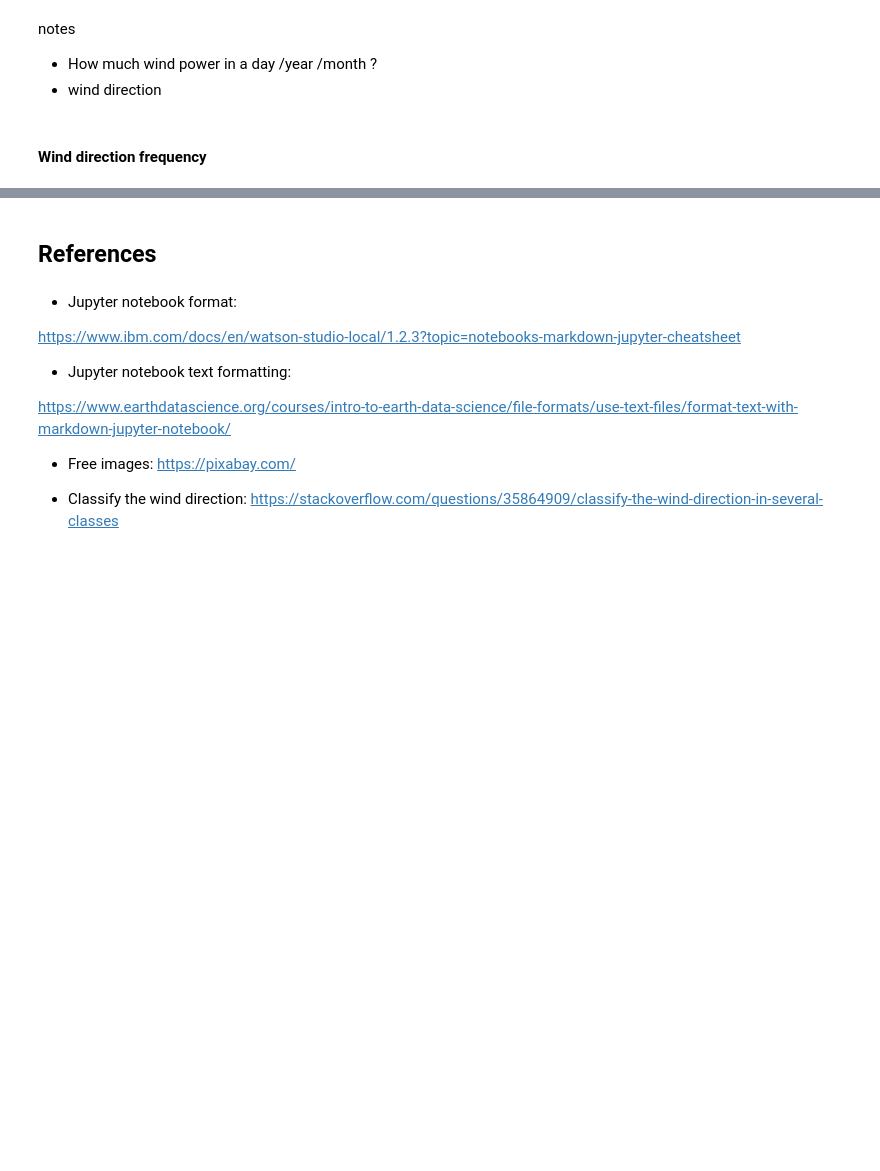
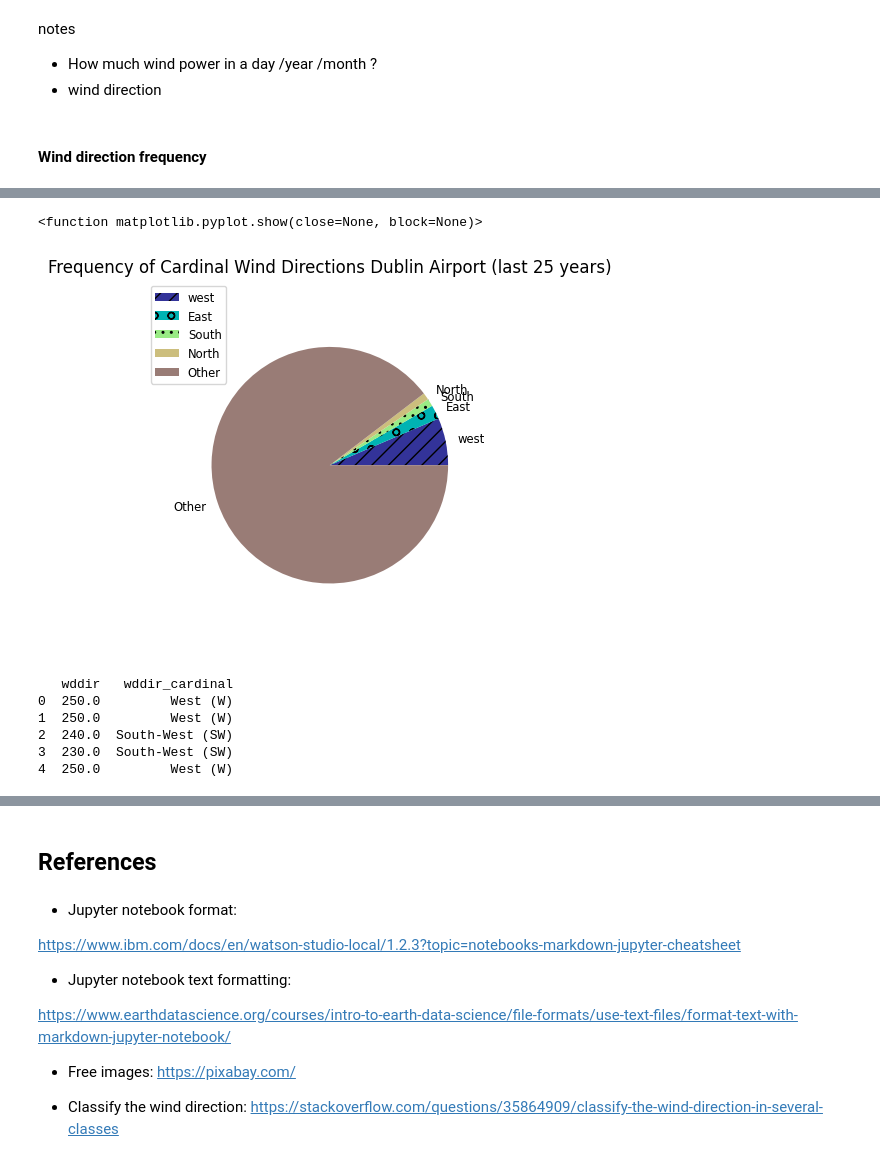
Before and after one commit to Noemidiaz/programming_for_data_analytics, a Jupyter notebook: project/windspeed_DublinAirport.ipynb, the cells around one changed output, grey strips where cells are left out. Cells and saved outputs as stored; diff of their text form; code cells hidden in the pictures; blank space fills up the shorter version.

Commit message:
pie chart cardinal and intercardinal direction

```diff
--- a/project/windspeed_DublinAirport.ipynb
+++ b/project/windspeed_DublinAirport.ipynb
@@ -164,11 +212,56 @@ Name: count, dtype: int64
 # %%
 # Plotting a pie chart about the frequency of cardinal wind directions
-labels = 'South West', 'West', 'South'
-sizes = [7, 7, 5]
-colors=['seagreen','yellowgreen','darkgreen']
-hatch_patterns= ['//', 'o','..']
+# Data for pie chart
+labels = 'west', 'East', 'South', 'North', 'Other'
+sizes = [14070, 4210, 2263, 2112, 195769]
+
+# Generate Colors from colormap module from matplotlib
+cmap = cm.get_cmap('terrain')
+colors = [cmap(i / len(labels)) for i in range(len(labels))]
+
+# Optional hatch patterns
+hatch_patterns= ['//', 'o','..','_','']
+
+# Create plot
 fig, ax = plt.subplots()
-ax.pie(sizes, labels=labels, colors=colors, hatch=hatch_patterns, shadow=True,  textprops={'size': 'smaller'}, radius=0.8)
-plt.title('Frequency of Cardinal Wind Directions (Single Day)')
+ax.pie(sizes, labels=labels, colors=colors, hatch=hatch_patterns, shadow=False,  textprops={'size': 'smaller'}, radius=0.8)
+plt.title('Frequency of Cardinal Wind Directions Dublin Airport (last 25 years)')
 plt.legend(labels, loc="best", fontsize="small")
 plt.show
+# %% [output]
+<function matplotlib.pyplot.show(close=None, block=None)>
+[figure, added]
+# %%
+# Function to map degrees to cardinal or intercardinal directions
+def get_cardinal_direction(degrees):
+    if 337.5 <= degrees < 360 or 0 <= degrees < 22.5:
+        return 'North (N)'
+    elif 22.5 <= degrees < 67.5:
+        return 'North-East (NE)'
+    elif 67.5 <= degrees < 112.5:
+        return 'East (E)'
+    elif 112.5 <= degrees < 157.5:
+        return 'South-East (SE)'
+    elif 157.5 <= degrees < 202.5:
+        return 'South (S)'
+    elif 202.5 <= degrees < 247.5:
+        return 'South-West (SW)'
+    elif 247.5 <= degrees < 292.5:
+        return 'West (W)'
+    elif 292.5 <= degrees < 337.5:
+        return 'North-West (NW)'
+    else:
+        return 'Invalid'
+
+# Apply the function to the 'wddir' column in the  dataset to convert numerica values into corresponding cateogries.
+data['wddir_cardinal'] = data['wddir'].apply(get_cardinal_direction)
+
+# Display the updated dataframe with cardinal directions
+print(data[['wddir', 'wddir_cardinal']].head())
+# %% [output]
+   wddir   wddir_cardinal
+0  250.0         West (W)
+1  250.0         West (W)
+2  240.0  South-West (SW)
+3  230.0  South-West (SW)
+4  250.0         West (W)
```
Also changed, not shown: parts of 10 cells of this notebook.
